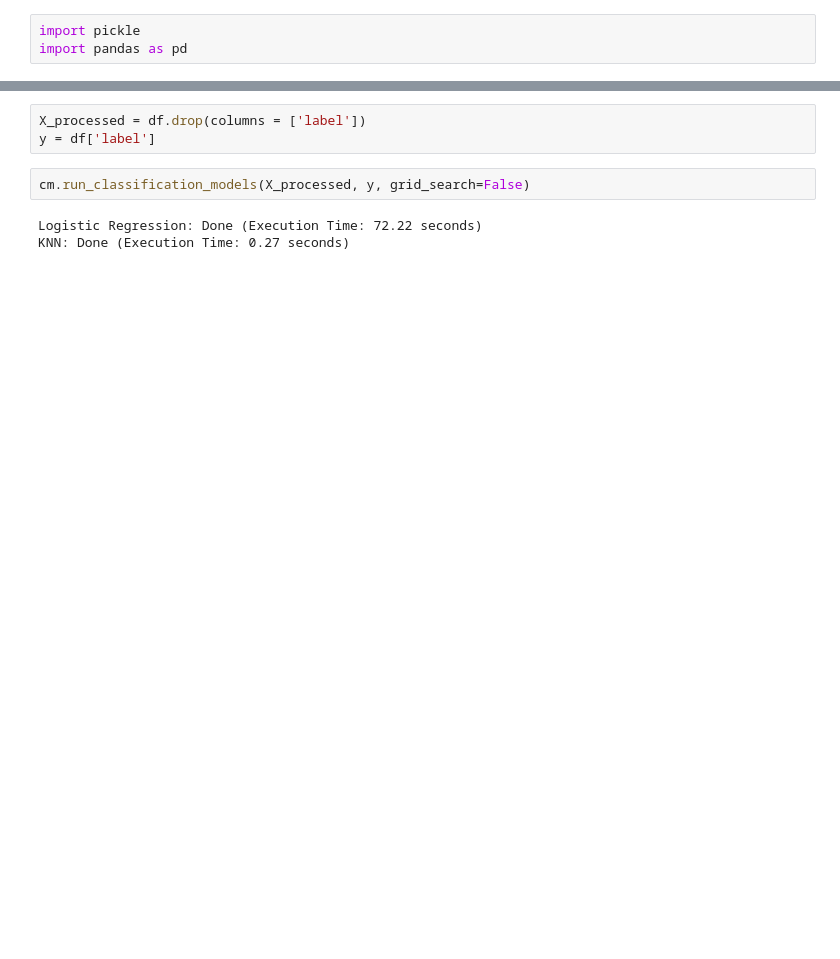
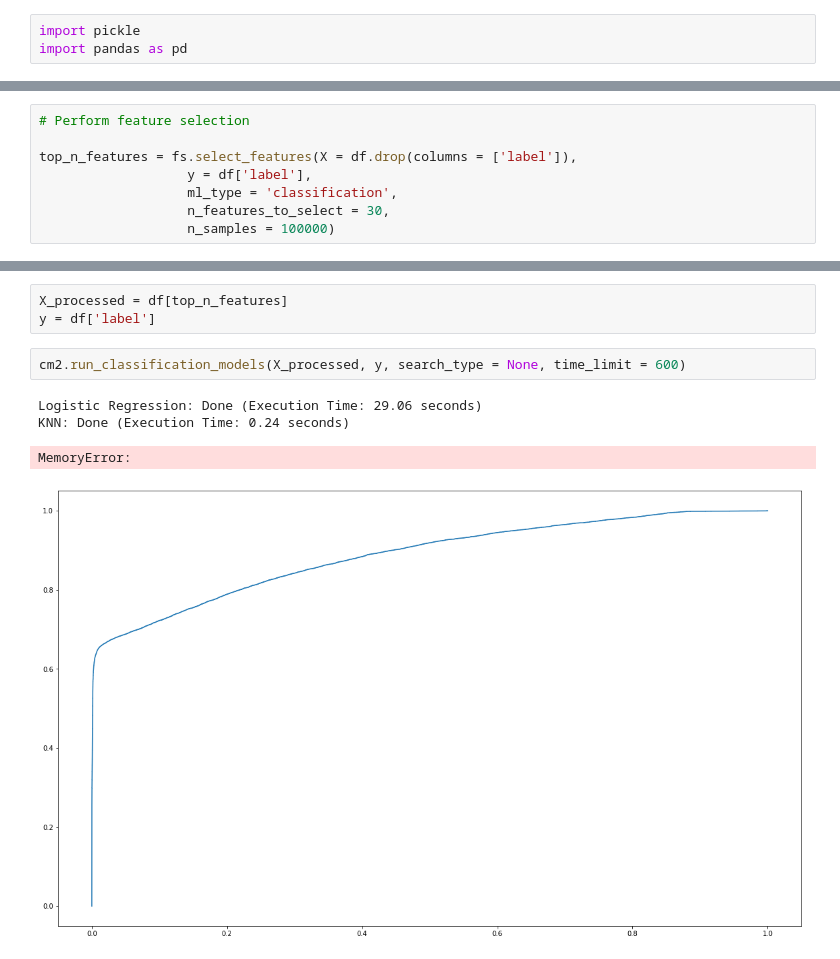
Before and after one commit to xzhou110/lending_club_loans_default_prediction, a Jupyter notebook: 02. modeling_new_approach.ipynb, the cells around one changed output, grey strips where cells are left out. Drawn from its saved outputs; the diff is of its cells as text; blank space fills up the shorter version.

```diff
--- a/02. modeling_new_approach.ipynb
+++ b/02. modeling_new_approach.ipynb
@@ -43,0 +52,8 @@ Index(['loan_amnt', 'int_rate', 'installment', 'annual_inc', 'dti',
+# %%
+# Perform feature selection
+
+top_n_features = fs.select_features(X = df.drop(columns = ['label']),
+                   y = df['label'],
+                   ml_type = 'classification',
+                   n_features_to_select = 30,
+                   n_samples = 100000)
@@ -44,8 +83,10 @@ Index(['loan_amnt', 'int_rate', 'installment', 'annual_inc', 'dti',
 # %%
-X_processed = df.drop(columns = ['label'])
+X_processed = df[top_n_features]
 y = df['label']
-# %%
-cm.run_classification_models(X_processed, y, grid_search=False)
-# %% [output]
-Logistic Regression: Done (Execution Time: 72.22 seconds)
-KNN: Done (Execution Time: 0.27 seconds)
+# %%
+cm2.run_classification_models(X_processed, y, search_type = None, time_limit = 600)
+# %% [output]
+Logistic Regression: Done (Execution Time: 29.06 seconds)
+KNN: Done (Execution Time: 0.24 seconds)
+MemoryError:
+[figure, added]
```
Also changed, not shown: parts of 10 cells of this notebook, 4 other files.
